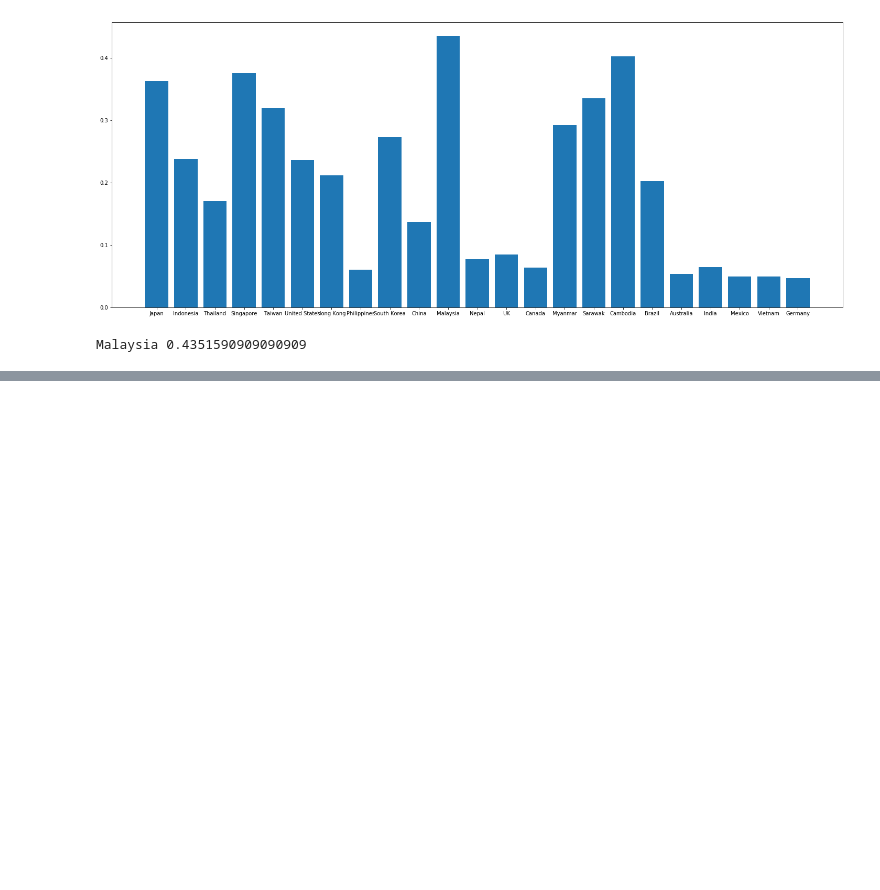
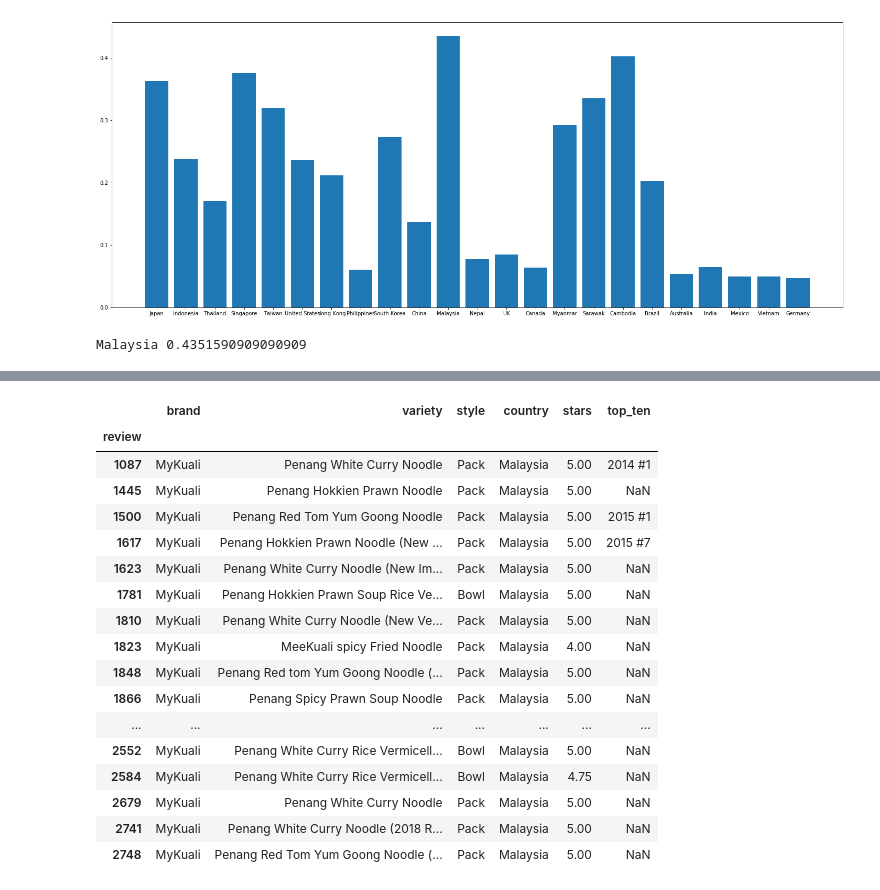
Before and after one commit to TuMaths/ramen-ratings, a Jupyter notebook: Ramen Ratings Analysis.ipynb, the cells around one changed output, grey strips where cells are left out. Cells and saved outputs as stored; diff of their text form; code cells hidden in the pictures; blank space fills up the shorter version.

```diff
--- a/Ramen Ratings Analysis.ipynb
+++ b/Ramen Ratings Analysis.ipynb
@@ -238,0 +423,21 @@ Malaysia 0.4351590909090909
+# %%
+kuali_list
+# %% [output]
+|  | brand | variety | style | country | stars | top_ten |
+| review |  |  |  |  |  |  |
+| 1087 | MyKuali | Penang White Curry Noodle | Pack | Malaysia | 5.00 | 2014 #1 |
+| 1445 | MyKuali | Penang Hokkien Prawn Noodle | Pack | Malaysia | 5.00 | NaN |
+| 1500 | MyKuali | Penang Red Tom Yum Goong Noodle | Pack | Malaysia | 5.00 | 2015 #1 |
+| 1617 | MyKuali | Penang Hokkien Prawn Noodle (New ... | Pack | Malaysia | 5.00 | 2015 #7 |
+| 1623 | MyKuali | Penang White Curry Noodle (New Im... | Pack | Malaysia | 5.00 | NaN |
+| 1781 | MyKuali | Penang Hokkien Prawn Soup Rice Ve... | Bowl | Malaysia | 5.00 | NaN |
+| 1810 | MyKuali | Penang White Curry Noodle (New Ve... | Pack | Malaysia | 5.00 | NaN |
+| 1823 | MyKuali | MeeKuali spicy Fried Noodle | Pack | Malaysia | 4.00 | NaN |
+| 1848 | MyKuali | Penang Red tom Yum Goong Noodle (... | Pack | Malaysia | 5.00 | NaN |
+| 1866 | MyKuali | Penang Spicy Prawn Soup Noodle | Pack | Malaysia | 5.00 | NaN |
+| ... | ... | ... | ... | ... | ... | ... |
+| 2552 | MyKuali | Penang White Curry Rice Vermicell... | Bowl | Malaysia | 5.00 | NaN |
+| 2584 | MyKuali | Penang White Curry Rice Vermicell... | Bowl | Malaysia | 4.75 | NaN |
+| 2679 | MyKuali | Penang White Curry Noodle | Pack | Malaysia | 5.00 | NaN |
+| 2741 | MyKuali | Penang White Curry Noodle (2018 R... | Pack | Malaysia | 5.00 | NaN |
+| 2748 | MyKuali | Penang Red Tom Yum Goong Noodle (... | Pack | Malaysia | 5.00 | NaN |
```
Also changed, not shown: parts of 23 cells of this notebook, 1 other file.
